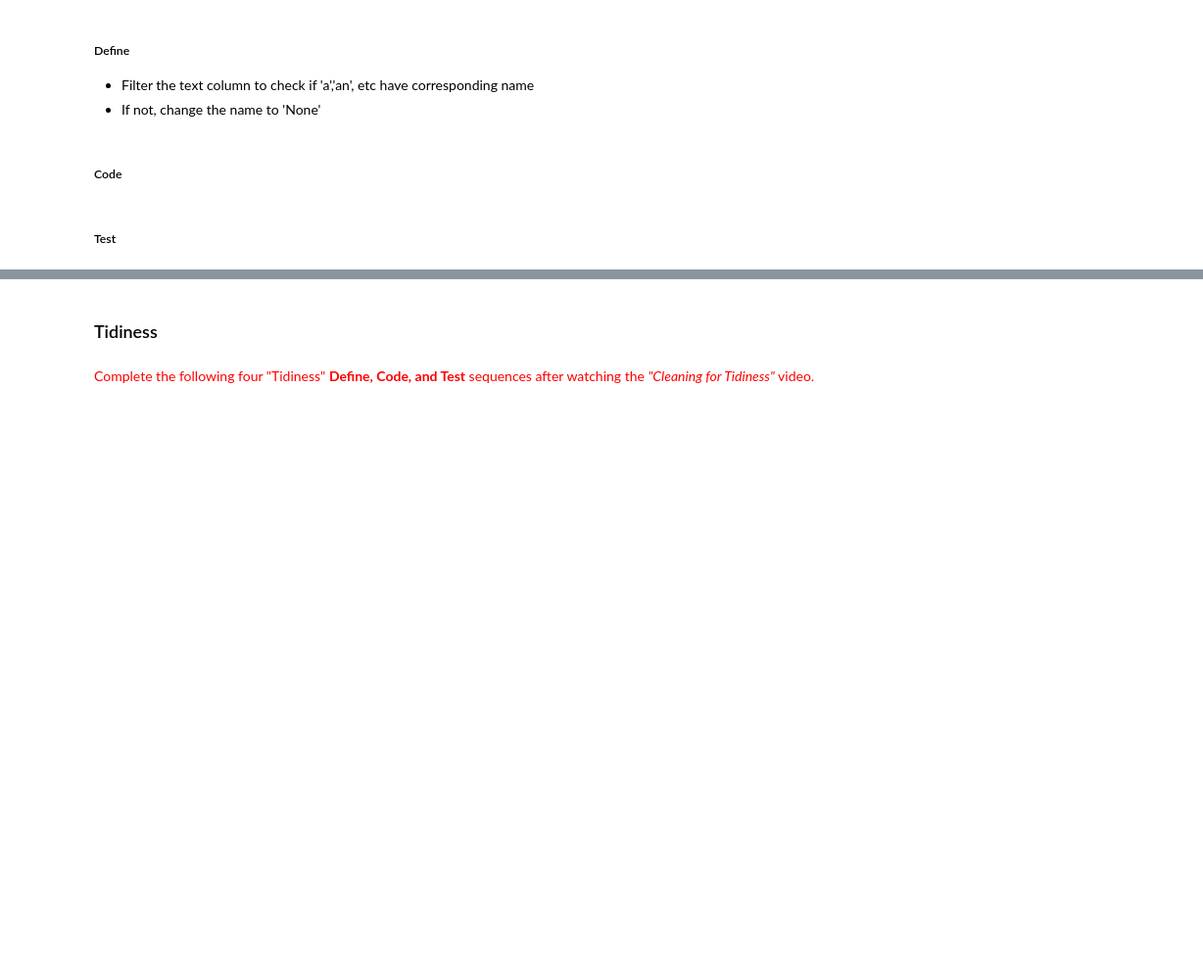
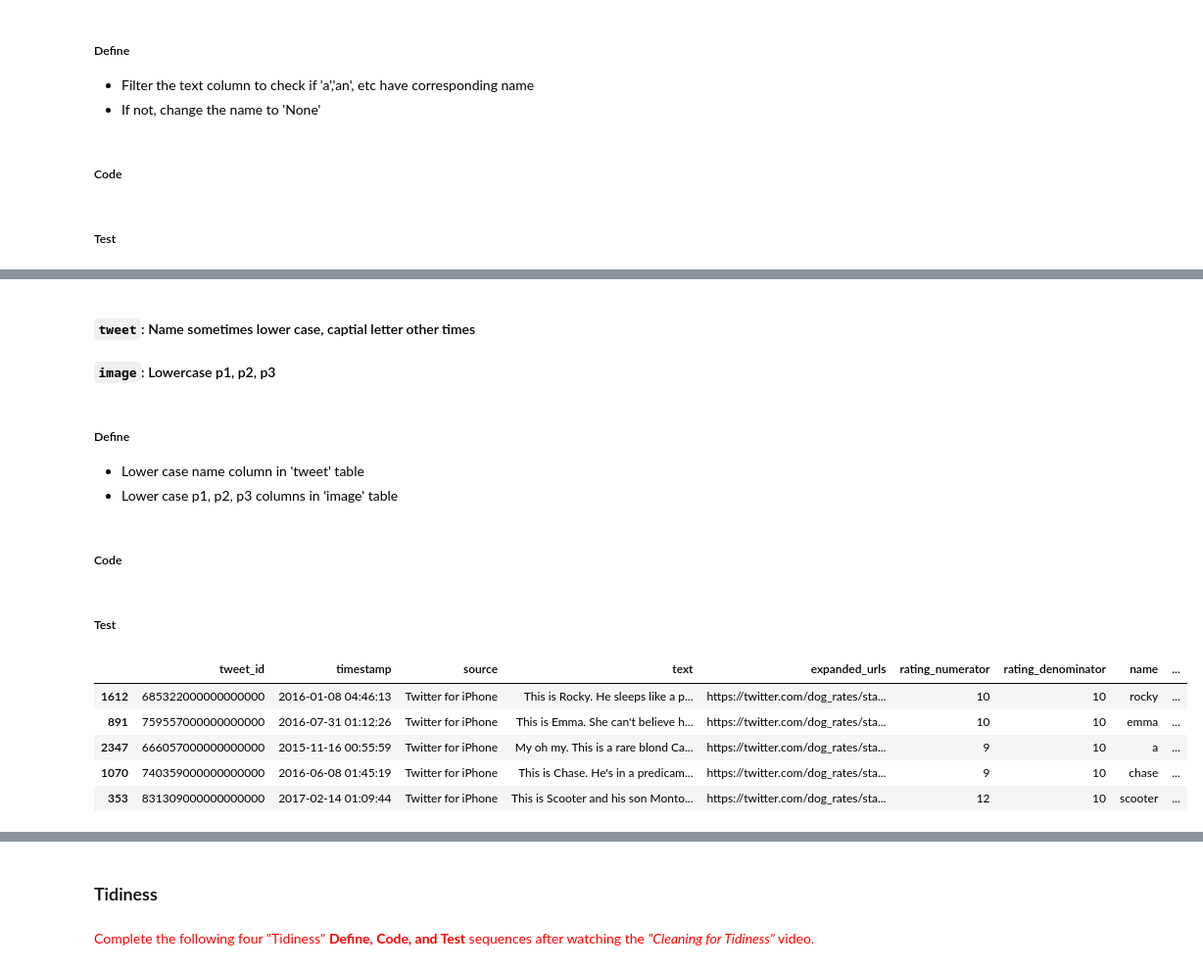
Before and after one commit to michellemao0224/Data-Wrangling, a Jupyter notebook: Project/wrangle_act.ipynb, the cells around one changed output, grey strips where cells are left out. Shown: that part at 98% size. Saved outputs shown, nothing was run; the diff lists cells and outputs as text; code cells hidden in the pictures; blank space fills up the shorter version.

```diff
--- a/Project/wrangle_act.ipynb
+++ b/Project/wrangle_act.ipynb
@@ -571,0 +348,9 @@ Name: rate, Length: 2088, dtype: float64
+# %% [markdown]
+#### `tweet`: Name sometimes lower case, captial letter other times
+#### `image`: Lowercase p1, p2, p3
+# %% [markdown]
+##### Define
+- Lower case name column in 'tweet' table
+- Lower case p1, p2, p3 columns in 'image' table
+# %% [markdown]
+##### Code
@@ -571,0 +362,11 @@ Name: rate, Length: 2088, dtype: float64
+# %% [markdown]
+##### Test
+# %%
+tweet_clean.sample(5)
+# %% [output]
+|  | tweet_id | timestamp | source | text | expanded_urls | rating_numerator | rating_denominator | name | ... |
+| 1612 | 685322000000000000 | 2016-01-08 04:46:13 | Twitter for iPhone | This is Rocky. He sleeps like a p... | https://twitter.com/dog_rates/sta... | 10 | 10 | rocky | ... |
+| 891 | 759557000000000000 | 2016-07-31 01:12:26 | Twitter for iPhone | This is Emma. She can't believe h... | https://twitter.com/dog_rates/sta... | 10 | 10 | emma | ... |
+| 2347 | 666057000000000000 | 2015-11-16 00:55:59 | Twitter for iPhone | My oh my. This is a rare blond Ca... | https://twitter.com/dog_rates/sta... | 9 | 10 | a | ... |
+| 1070 | 740359000000000000 | 2016-06-08 01:45:19 | Twitter for iPhone | This is Chase. He's in a predicam... | https://twitter.com/dog_rates/sta... | 9 | 10 | chase | ... |
+| 353 | 831309000000000000 | 2017-02-14 01:09:44 | Twitter for iPhone | This is Scooter and his son Monto... | https://twitter.com/dog_rates/sta... | 12 | 10 | scooter | ... |
```
Also changed, not shown: parts of 37 cells of this notebook.
